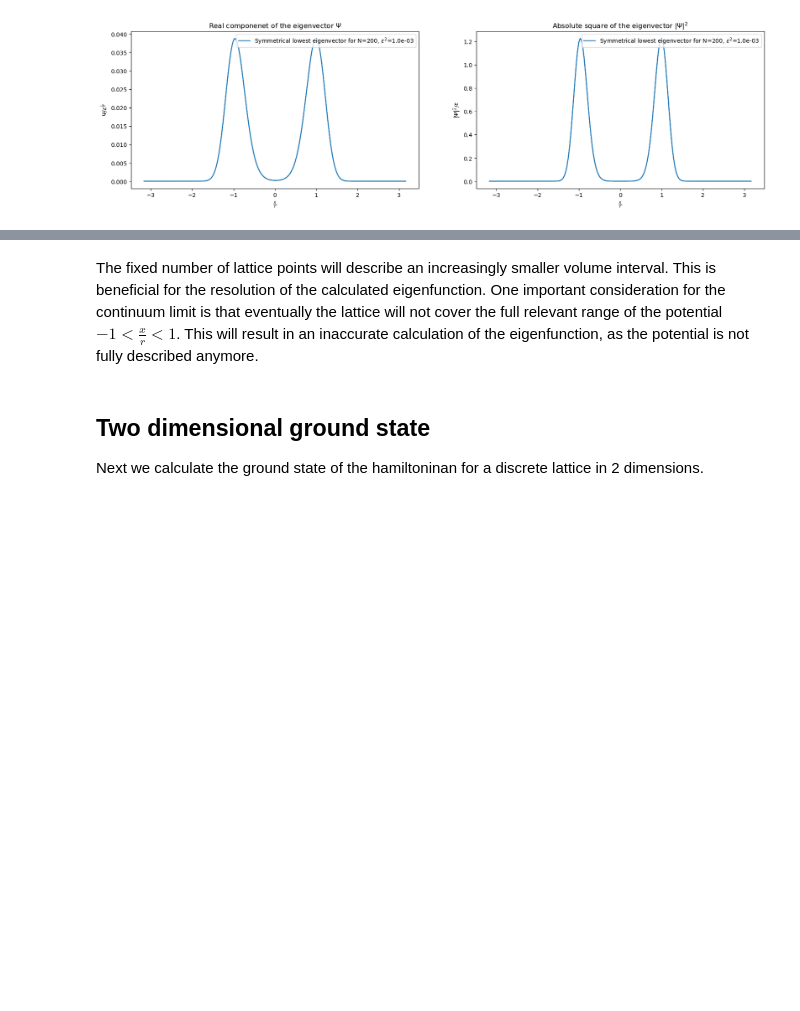
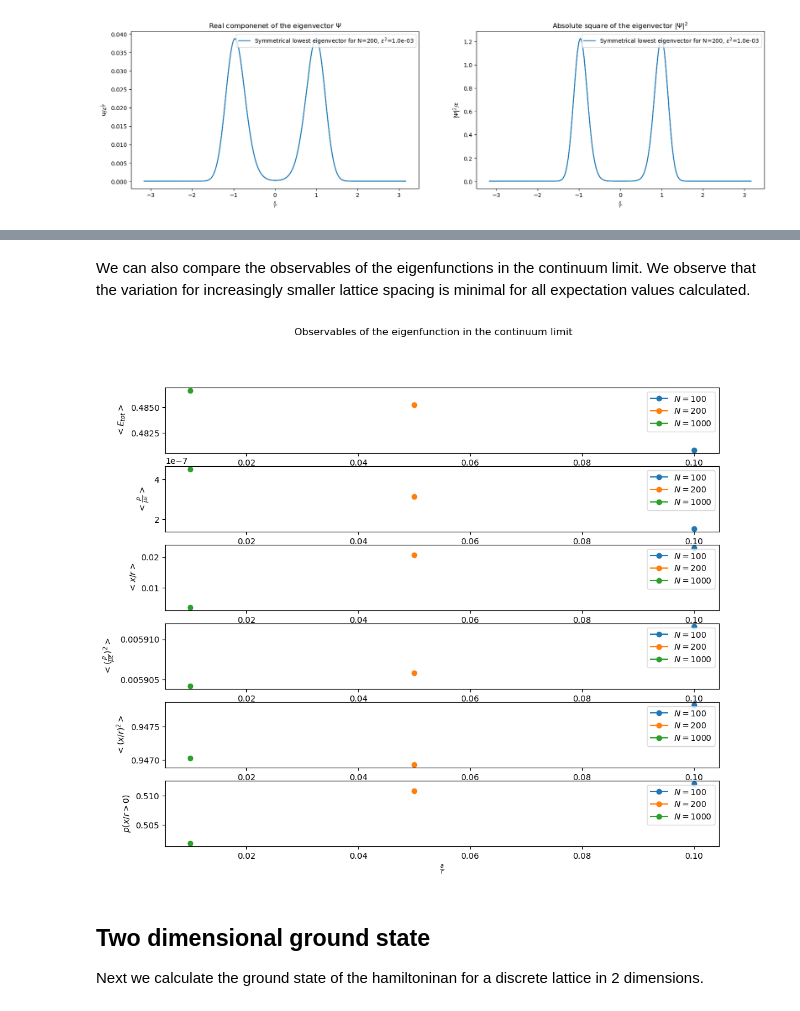
Before and after one commit to Quanta-Dan/comp_phys, a Jupyter notebook: ground_state.ipynb, the cells around one changed output, grey strips where cells are left out. Cells and saved outputs as stored; diff of their text form; code cells hidden in the pictures; blank space fills up the shorter version.

```diff
--- a/ground_state.ipynb
+++ b/ground_state.ipynb
@@ -170,11 +206,0 @@ We will now calculate the lowest eingenfunction for incresingly smaller $a$:
-# %%
-lowest_EigVector_list = []
-for i in range(0,5):
-    print(i)
-    L_over_r = 5-i
-    epsilon = L_over_r/N
-    epsilon_2 = epsilon**2
-    functions.epsilon = np.sqrt(epsilon_2)
-    functions.epsilon_2 = epsilon_2
-    lowest_EigValue, lowest_EigVector = lowest_eigenvalue_vector(hamiltonian_function,  power_method_tolerance = 1.e-4, conjugate_gradient_tolerance = 1.e-10, max_iters_power_method = 20000, max_iters_conjugate_gradient= 10000)
-    lowest_EigVector_list.append(lowest_EigVector)
@@ -227,5 +207,38 @@ plt.show()
-# %% [markdown]
-The fixed number of lattice points will describe an increasingly smaller volume interval. This is beneficial for the resolution of the calculated eigenfunction. One important consideration for the continuum limit is that eventually the lattice will not cover the full relevant range of the potential $-1<\frac{x}{r}<1$. This will result in an inaccurate calculation of the eigenfunction, as the potential is not fully described anymore.
+# %% [markdown]
+We can also compare the observables of the eigenfunctions in the continuum limit. We observe that the variation for increasingly smaller lattice spacing is minimal for all expectation values calculated.
+# %%
+expectation_values = [expectation_energy,expectation_momentum, expectation_position, indetermination_momentum, indetermination_position, probability_xg0]
+names = [r'$<E_{tot}>$', r'$<\frac{p}{\mu \varepsilon}>$', r'$<x/r>$', r'$<(\frac{p}{\mu \varepsilon})^{2}>$', r'$<(x/r)^{2}>$', r'$p(x/r>0)$']
+fig, axes = plt.subplots(nrows=len(expectation_values), ncols=1, figsize=(12, 10))
+fig.suptitle(fr'Observables of the eigenfunction in the continuum limit')
+
+for j, exp in enumerate(expectation_values):
+    ax = axes[j]
+    for i, a_over_r in enumerate(ar_list):
+
+
+        L_over_r = Lr_list[-1]
+
+        N = int(L_over_r/a_over_r)
+        D = 1
+        epsilon = L_over_r/N
+        epsilon_2 = epsilon**2
+        functions.N = N
+        functions.D = D
+        functions.epsilon = np.sqrt(epsilon_2)
+        functions.epsilon_2 = epsilon_2
+        functions.potential_array = potential_array_calculator()
+        expectation_value = exp(lowest_EigVector_list[i*len(ar_list)+len(Lr_list)-1])
+
+        ax.plot(a_over_r,np.abs(expectation_value),'o-',  label = fr'$N = {N}$')
+
+        ax.set_ylabel(names[j])
+        ax.legend()
+        #ax2.legend(loc='upper right'
+axes[-1].set_xlabel(r"$\frac{a}{r}$")
+plt.show()
+# %% [output]
+[figure, added]
 # %% [markdown]
 ## Two dimensional ground state
 
```
Also changed, not shown: parts of 12 cells of this notebook, 2 other files.
